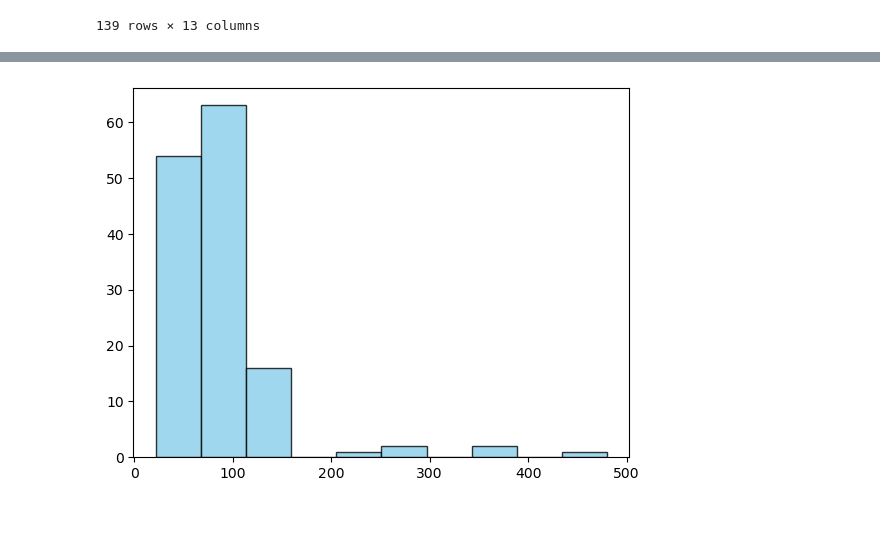
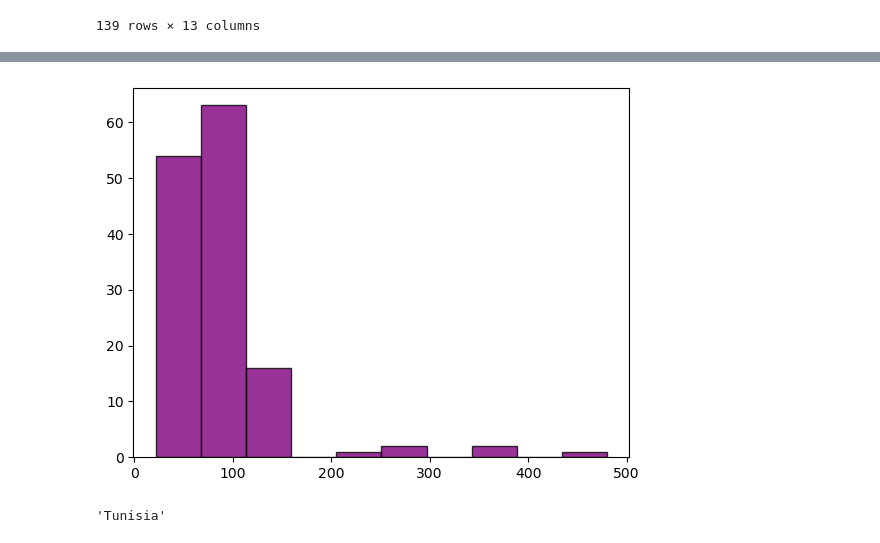
Before and after one commit to nss-data-science-cohort-7/un-exploration-marieljum, a Jupyter notebook: notebooks/solo_exploration_notes.ipynb, the cells around one changed output, grey strips where cells are left out. Cells and saved outputs as stored; diff of their text form; code cells hidden in the pictures.

Commit message:
Solo exploration - charts update

```diff
--- a/notebooks/solo_exploration_notes.ipynb
+++ b/notebooks/solo_exploration_notes.ipynb
@@ -391,0 +368,3 @@ GDP per capita:
+# %%
+merge = merge.set_index('Country')
+merge
@@ -392,11 +386,15 @@ GDP per capita:
 # %%
 # show unique values in length of maternity days
 
 # create histogram plot
-hist, bins, _ = plt.hist(merge['Length of maternity (in days)'], bins = 10, color = 'skyblue', edgecolor = 'black', alpha = 0.8) #alpha = transparency
+hist, bins, _ = plt.hist(merge['Length of maternity (in days)'], bins = 10, color = 'purple', edgecolor = 'black', alpha = 0.8) #alpha = transparency
 # plt.scatter()
 # plt.ylabel('Number of Counties')
 # plt.xlabel('GDP Per Capita')
 # plt.grid(True, linestyle='-.',alpha=0.5)
 # %% [output]
-[figure, old version]
+[figure, new version]
+# %%
+merge[merge["Length of maternity (in days)"] == 22].index[0]
+# %% [output]
+'Tunisia'
```
Also changed, not shown: parts of 22 cells of this notebook.
